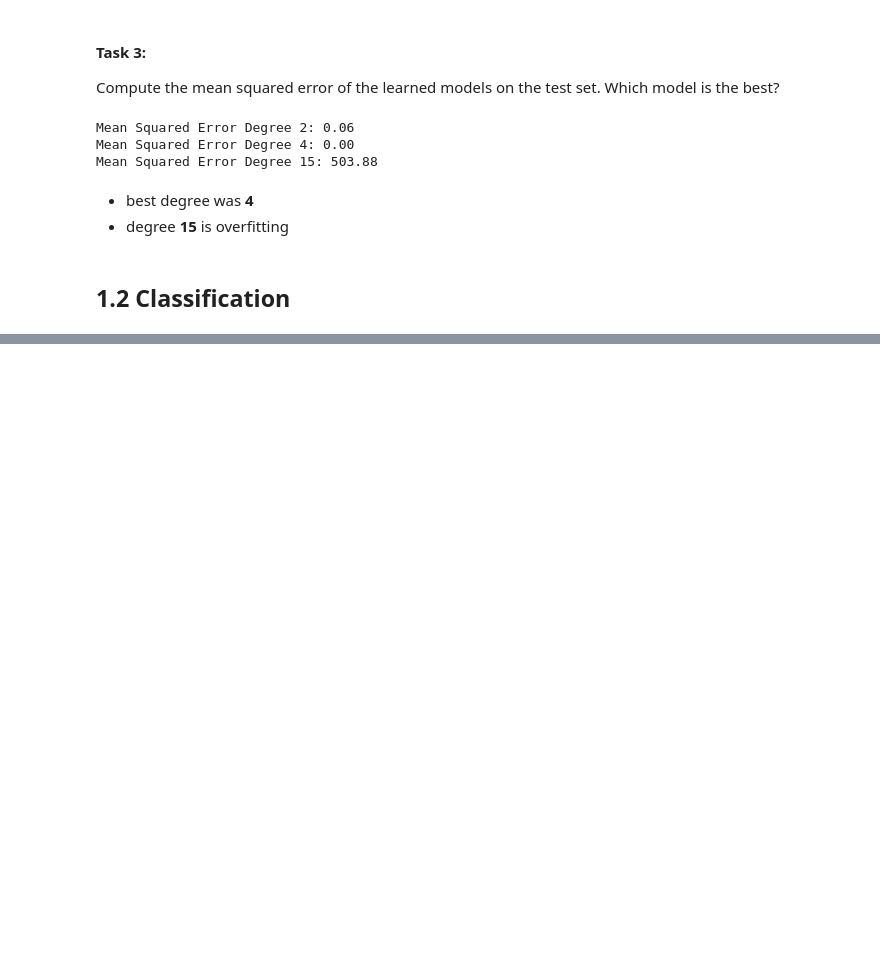
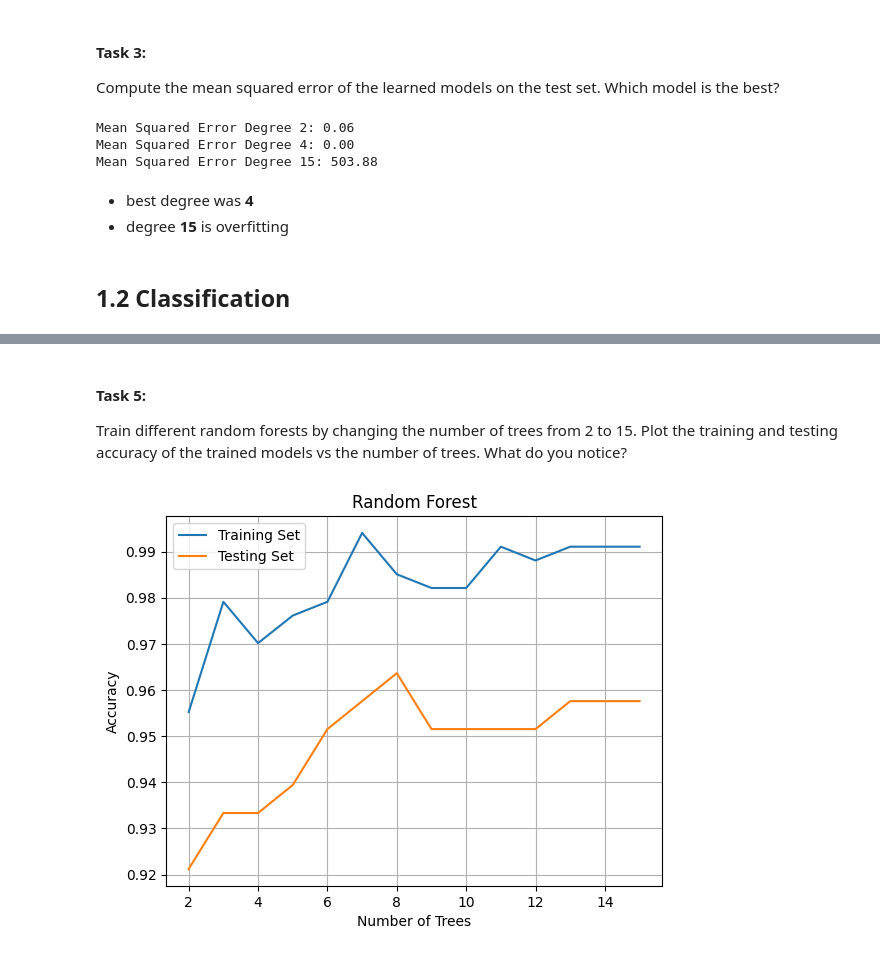
Before and after one commit to Mohammed-Abed-Alkareem/INTELLIGENT-SYSTEMS-LAB, a Jupyter notebook: Exp_4/exp_4.ipynb, the cells around one changed output, grey strips where cells are left out. Saved outputs shown, nothing was run; the diff lists cells and outputs as text; code cells hidden in the pictures; blank space fills up the shorter version.

```diff
--- a/Exp_4/exp_4.ipynb
+++ b/Exp_4/exp_4.ipynb
@@ -264,0 +365,38 @@ Mean Squared Error Degree 15: 503.88
+# %% [markdown]
+#### Task 5:
+ Train different random forests by changing the number of trees from 2 to 15.
+Plot the training and testing accuracy of the trained models vs the number of trees.
+What do you notice?
+# %%
+from sklearn.ensemble import RandomForestClassifier
+
+acc = {"i":[], "acc_train":[], "acc_test":[]}
+
+
+for i in range(2,16):
+    clf = RandomForestClassifier(n_estimators=i,
+                              criterion="entropy",
+                              max_features="sqrt",
+                                max_samples=.8,
+                                random_state=0)
+    clf.fit(X_train, y_train)
+
+    acc["i"].append(i)
+    acc["acc_train"].append(clf.score(X_train, y_train))
+    acc["acc_test"].append(clf.score(X_test, y_test))
+# %%
+import pandas as pd
+
+df = pd.DataFrame(acc)
+
+plt.plot(df["i"], df["acc_train"], label="Training Set")
+plt.plot(df["i"], df["acc_test"], label="Testing Set")
+
+plt.xlabel("Number of Trees")
+plt.ylabel("Accuracy")
+plt.legend(loc="best")
+plt.title("Random Forest")
+plt.grid()
+plt.show()
+# %% [output]
+[figure, added]
```
Also changed, not shown: parts of 16 cells of this notebook.
